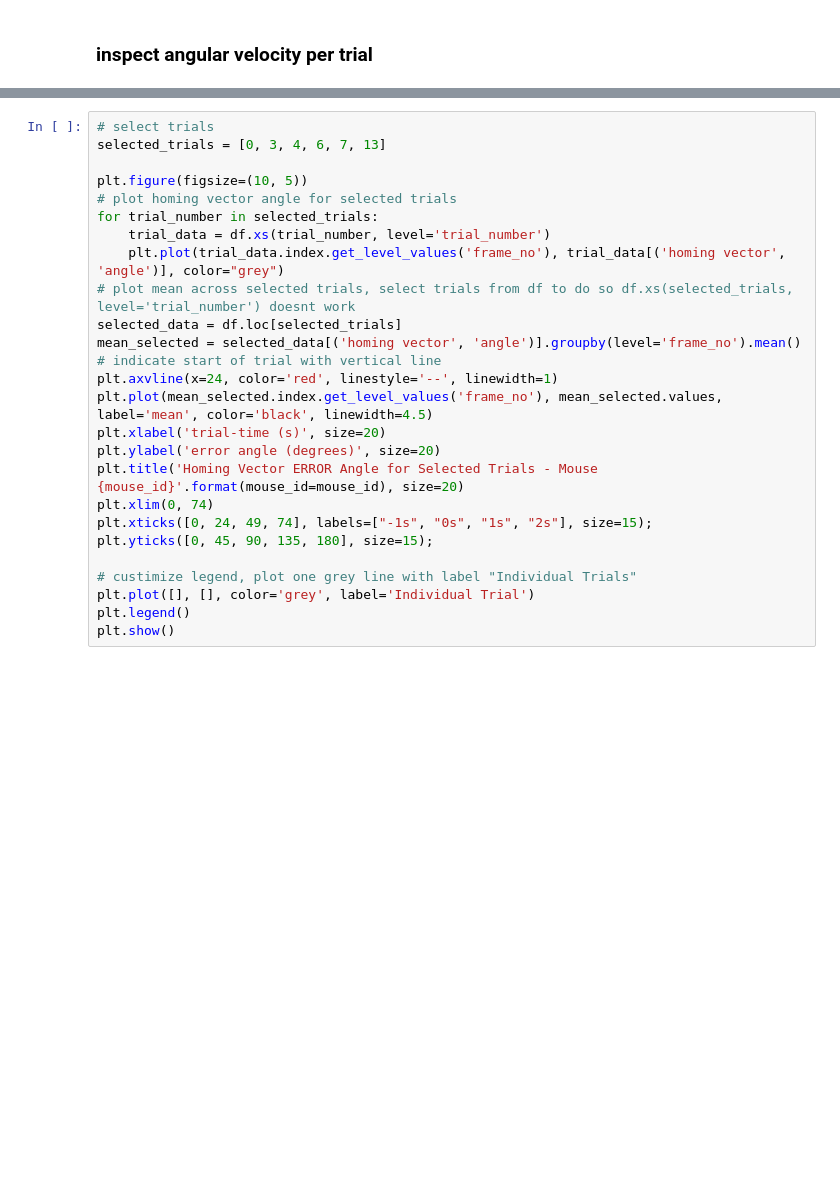
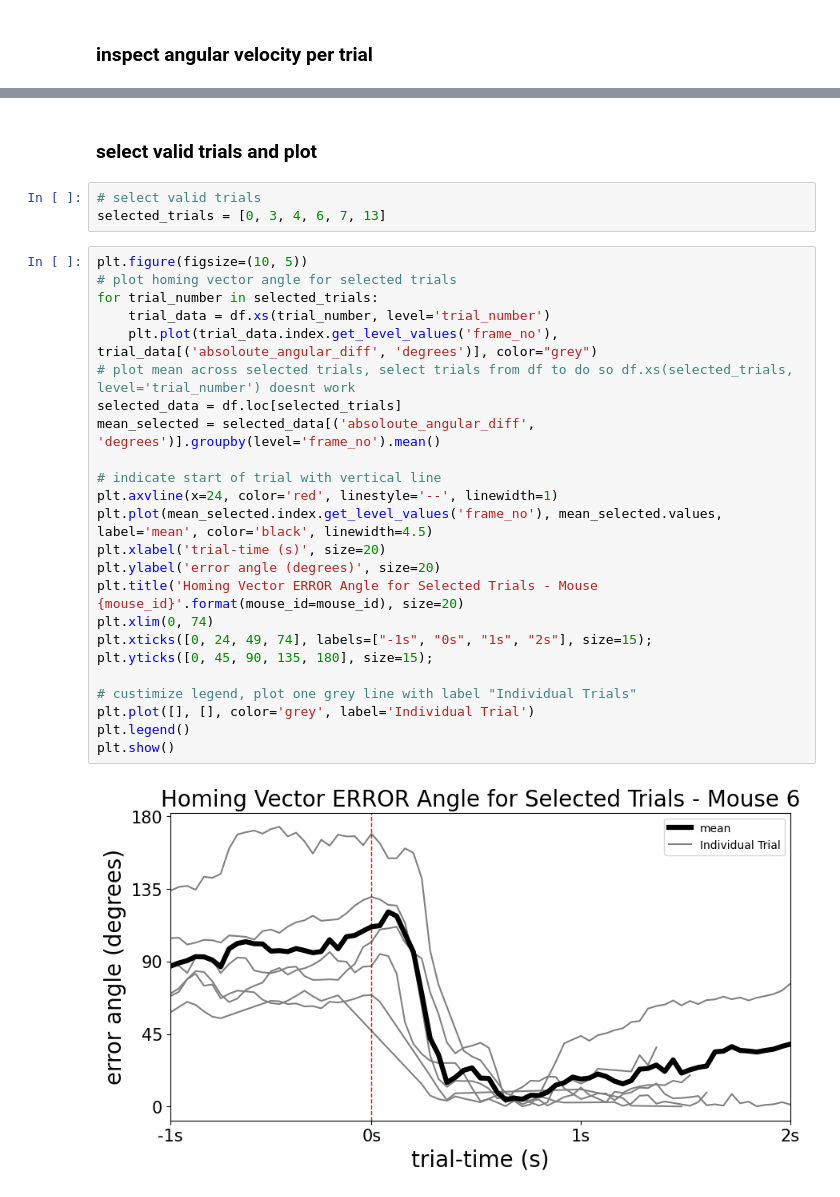
Before and after one commit to toniklenk/escape_tracking, a Jupyter notebook: scripts/analyse homing vector.ipynb, the cells around one changed output, grey strips where cells are left out. Cells and saved outputs as stored; diff of their text form; blank space fills up the shorter version.

Commit message:
edit report and added preprocessed data

```diff
--- a/scripts/analyse homing vector.ipynb
+++ b/scripts/analyse homing vector.ipynb
@@ -269,29 +267,34 @@ for i, trial_number in enumerate(trial_numbers):
 plt.tight_layout(rect=[0, 0.03, 1, 0.95])
 # %% [output]
 [figure]
+# %% [markdown]
+### select valid trials and plot
 # %%
-# select trials
+# select valid trials
 selected_trials = [0, 3, 4, 6, 7, 13]
-
-plt.figure(figsize=(10, 5))
-# plot homing vector angle for selected trials
-for trial_number in selected_trials:
-    trial_data = df.xs(trial_number, level='trial_number')
-    plt.plot(trial_data.index.get_level_values('frame_no'), trial_data[('homing vector', 'angle')], color="grey")
-# plot mean across selected trials, select trials from df to do so df.xs(selected_trials, level='trial_number') doesnt work
-selected_data = df.loc[selected_trials]
-mean_selected = selected_data[('homing vector', 'angle')].groupby(level='frame_no').mean()
-# indicate start of trial with vertical line
-plt.axvline(x=24, color='red', linestyle='--', linewidth=1)
-plt.plot(mean_selected.index.get_level_values('frame_no'), mean_selected.values, label='mean', color='black', linewidth=4.5)
-plt.xlabel('trial-time (s)', size=20)
-plt.ylabel('error angle (degrees)', size=20)
-plt.title('Homing Vector ERROR Angle for Selected Trials - Mouse {mouse_id}'.format(mouse_id=mouse_id), size=20)
-plt.xlim(0, 74)
-plt.xticks([0, 24, 49, 74], labels=["-1s", "0s", "1s", "2s"], size=15);
-plt.yticks([0, 45, 90, 135, 180], size=15);
-
-# custimize legend, plot one grey line with label "Individual Trials"
-plt.plot([], [], color='grey', label='Individual Trial')
-plt.legend()
-plt.show()
+# %%
+plt.figure(figsize=(10, 5))
+# plot homing vector angle for selected trials
+for trial_number in selected_trials:
+    trial_data = df.xs(trial_number, level='trial_number')
+    plt.plot(trial_data.index.get_level_values('frame_no'), trial_data[('absoloute_angular_diff', 'degrees')], color="grey")
+# plot mean across selected trials, select trials from df to do so df.xs(selected_trials, level='trial_number') doesnt work
+selected_data = df.loc[selected_trials]
+mean_selected = selected_data[('absoloute_angular_diff', 'degrees')].groupby(level='frame_no').mean()
+
+# indicate start of trial with vertical line
+plt.axvline(x=24, color='red', linestyle='--', linewidth=1)
+plt.plot(mean_selected.index.get_level_values('frame_no'), mean_selected.values, label='mean', color='black', linewidth=4.5)
+plt.xlabel('trial-time (s)', size=20)
+plt.ylabel('error angle (degrees)', size=20)
+plt.title('Homing Vector ERROR Angle for Selected Trials - Mouse {mouse_id}'.format(mouse_id=mouse_id), size=20)
+plt.xlim(0, 74)
+plt.xticks([0, 24, 49, 74], labels=["-1s", "0s", "1s", "2s"], size=15);
+plt.yticks([0, 45, 90, 135, 180], size=15);
+
+# custimize legend, plot one grey line with label "Individual Trials"
+plt.plot([], [], color='grey', label='Individual Trial')
+plt.legend()
+plt.show()
+# %% [output]
+[figure, added]
```
Also changed, not shown: parts of 3 cells of this notebook, 12 other files.
